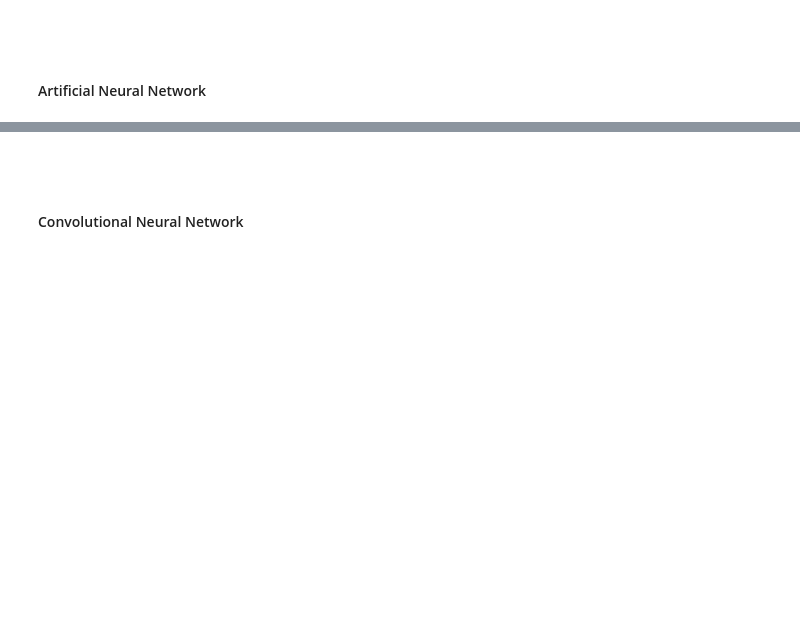
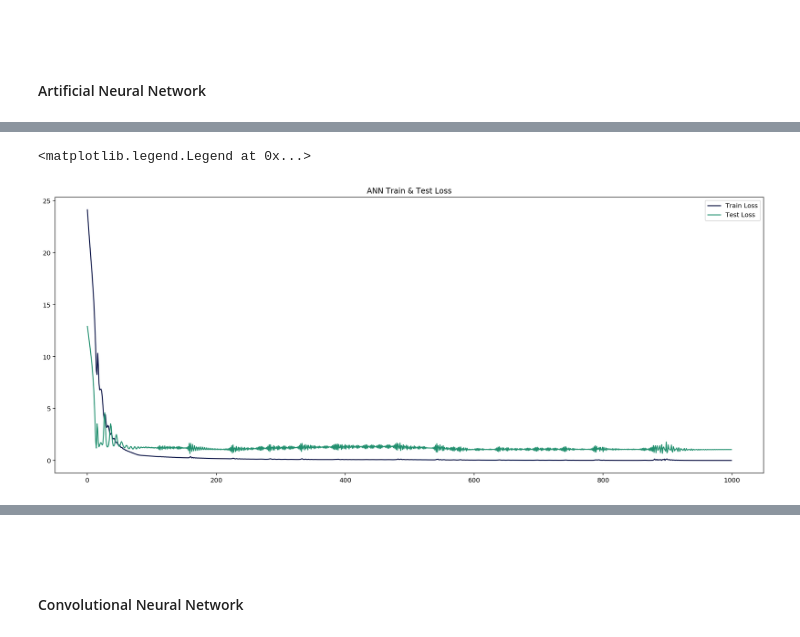
Before and after one commit to GuillemAmatCastello/Deep_Learning, a Jupyter notebook: Final Project/Code/Global.ipynb, the cells around one changed output, grey strips where cells are left out. Cells and saved outputs as stored; diff of their text form; code cells hidden in the pictures; blank space fills up the shorter version.

```diff
--- a/Final Project/Code/Global.ipynb
+++ b/Final Project/Code/Global.ipynb
@@ -218,7 +218,7 @@ def train_model(model, train_data, train_labels, test_data=None, test_labels=Non
     #pdb.set_trace()
 
     for t in range(epochs):
-        if (net != 'CNN') and (net != 'RNN'): model.reset_hidden_state()
+        if (net != 'CNN') and (net != 'ANN'): model.reset_hidden_state()
         optimizer.zero_grad()
 
         y_pred = model(train_data)
@@ -253,3 +253,33 @@ def train_model(model, train_data, train_labels, test_data=None, test_labels=Non
 <br>
 # %% [markdown]
 #### Artificial Neural Network
+# %%
+class ANN(nn.Module):
+    '''ANN model'''
+    def __init__(self, in_features, net_width, n_hidden, out_features):
+        super().__init__()
+
+        #Input Layer
+        self.initial = torch.nn.Linear(in_features=in_features, out_features=net_width, bias=True)
+
+        #Flexible number of Layers
+        self.layers = torch.nn.ModuleList([])
+        self.layers.extend([torch.nn.Linear(in_features=net_width, out_features=net_width) for n in range(n_hidden)])
+
+        #Output Layer
+        self.output = torch.nn.Linear(net_width, out_features)
+
+    def forward(self, x):
+        x = x.reshape(x.shape[0], -1)
+        x = torch.relu(self.initial(x))
+        for i in range(len(self.layers)):
+            x = self.layers[i](x)
+            x = torch.relu(x)
+
+        x = self.output(x)
+
+        return x
+# %%
+'''Training model'''
+ann = ANN(in_features=(25 * 2), net_width=500, n_hidden=10, out_features=2)
+ann, train_loss, test_loss, values_test, values_train = train_model(ann, X_train, y_train, X_test, y_test, epochs=1000, net='CNN')
@@ -255,0 +304,11 @@ def train_model(model, train_data, train_labels, test_data=None, test_labels=Non
+# %%
+'''Plotting train and test loss'''
+plt.figure(figsize=(20, 8))
+
+plt.title('ANN Train & Test Loss')
+plt.plot(train_loss, color='#000E43', label = 'Train Loss')
+plt.plot(test_loss, color='#22906F', label = 'Test Loss')
+plt.legend()
+# %% [output]
+<matplotlib.legend.Legend at 0x...>
+[figure, added]
```
Also changed, not shown: parts of 12 cells of this notebook, 13 other files.
